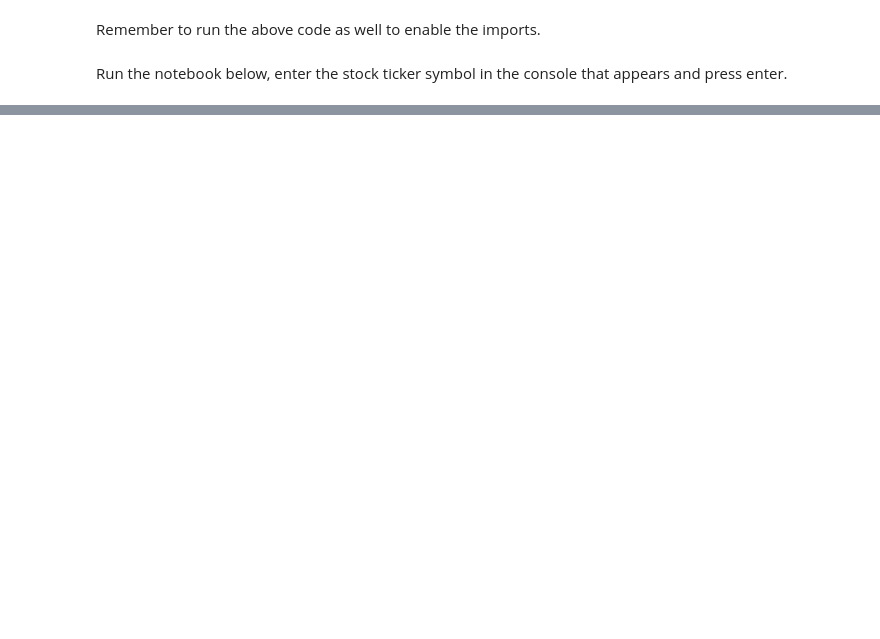
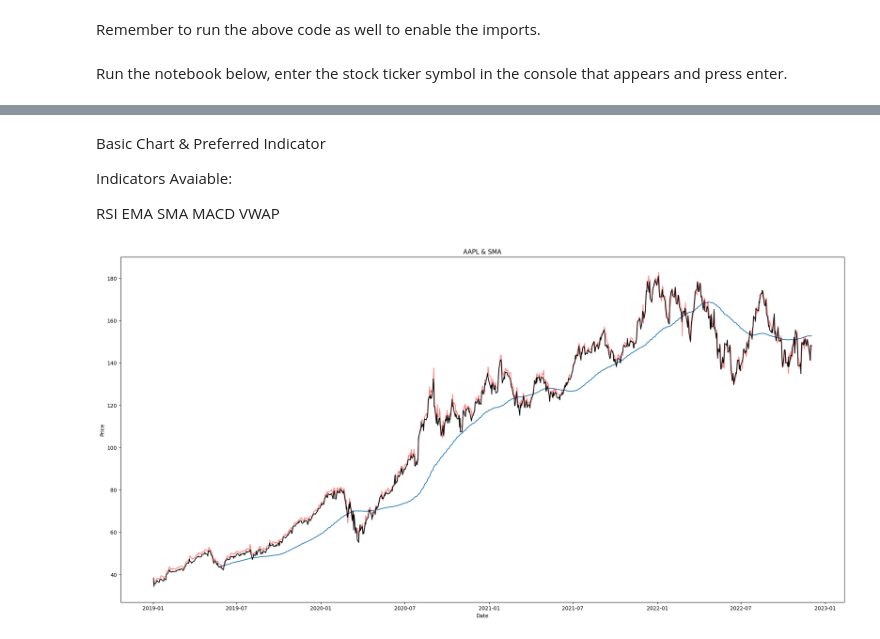
Before and after one commit to arcturuscodez/Simple-Stock-Analysis, a Jupyter notebook: SimpleStockAnalyzer.ipynb, the cells around one changed output, grey strips where cells are left out. Saved outputs shown, nothing was run; the diff lists cells and outputs as text; code cells hidden in the pictures; blank space fills up the shorter version.

```diff
--- a/SimpleStockAnalyzer.ipynb
+++ b/SimpleStockAnalyzer.ipynb
@@ -48,3 +40,72 @@ viewing -> KO / SMA_100
+# %% [markdown]
+Basic Chart & Preferred Indicator
+
+Indicators Avaiable:
+
+RSI
+EMA
+SMA
+MACD
+VWAP
+# %%
+indicator = (input("Enter your preferred indicator."))
+
+indicatortype = ""
+
+#RSI
+data['RSI'] = ta.RSI(data['Adj Close'], 14)
+
+#EMA
+data['EMA_50'] = ta.EMA(data['Adj Close'], 50)
+
+#SMA_100
+data['SMA_100'] = ta.SMA(data['Adj Close'], 100)
+
+#MACD
+#########
+#VWAP
+#########
+
+
+def displaychart():
+    plt.figure(figsize = (25, 12))
+    plt.title(stock + " & " + indicator),
+    plt.xlabel('Date'),
+    plt.ylabel('Price'),
+
+    final_indicatortype = indicatortype[0].replace("", '')
+    plt.plot(data[str(final_indicatortype)], label = indicatortype)
+    plt.plot(data['Open'], color = 'red', alpha = 0.5)
+    plt.plot(data['Adj Close'], color = 'black')
+    plt.show()
+
+
+if indicator == 'RSI':
+
+    indicatortype = "RSI",
+    displaychart()
+
+if indicator == 'EMA':
+
+    indicatortype = "EMA_50",
+    displaychart()
+
+if indicator == 'SMA':
+
+    indicatortype = "SMA_100",
+    displaychart()
+
+if indicator == 'MACD':
+
+    indicatortype = "MACD"
+    displaychart()
+
+if indicator == 'VWAP':
+
+    indicatortype = "VWAP"
+    displaychart()
+# %% [output]
+[figure, added]
 # %%
 #Correlation
 print(".Corr values of " + stock)
```
Also changed, not shown: parts of 8 cells of this notebook.
